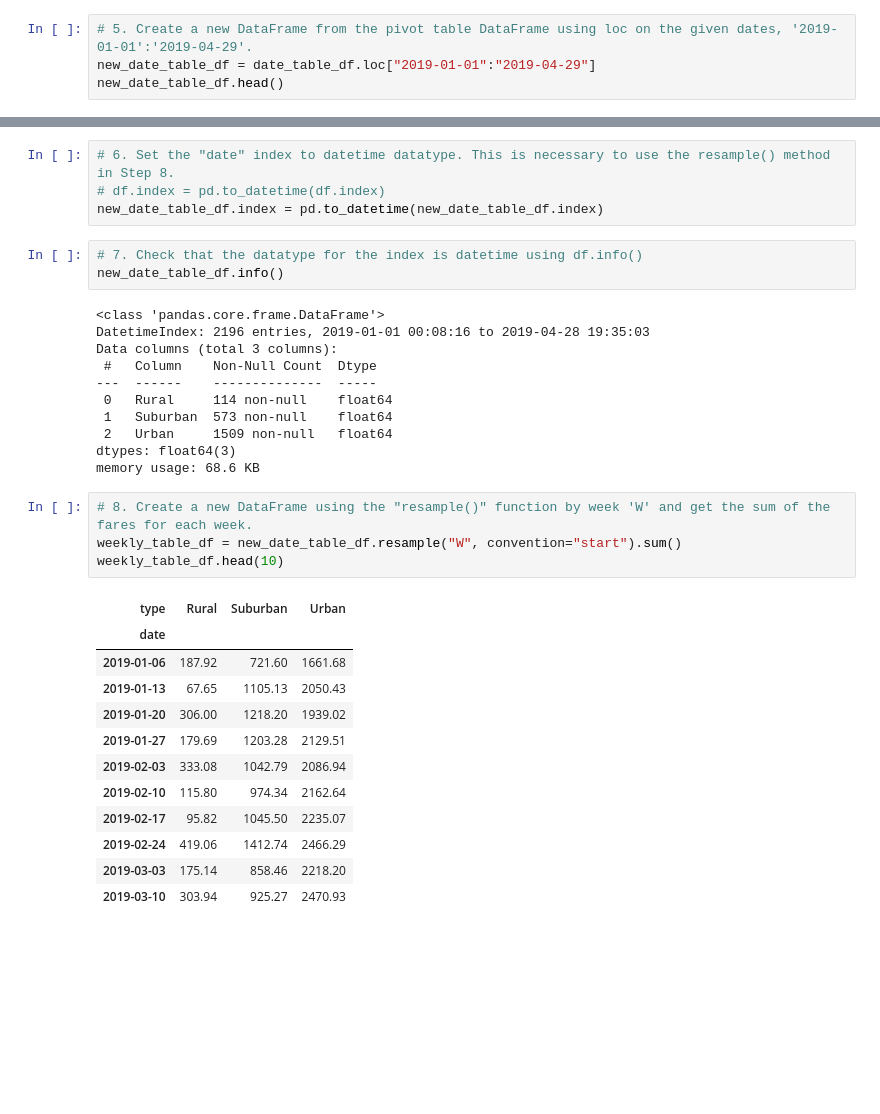
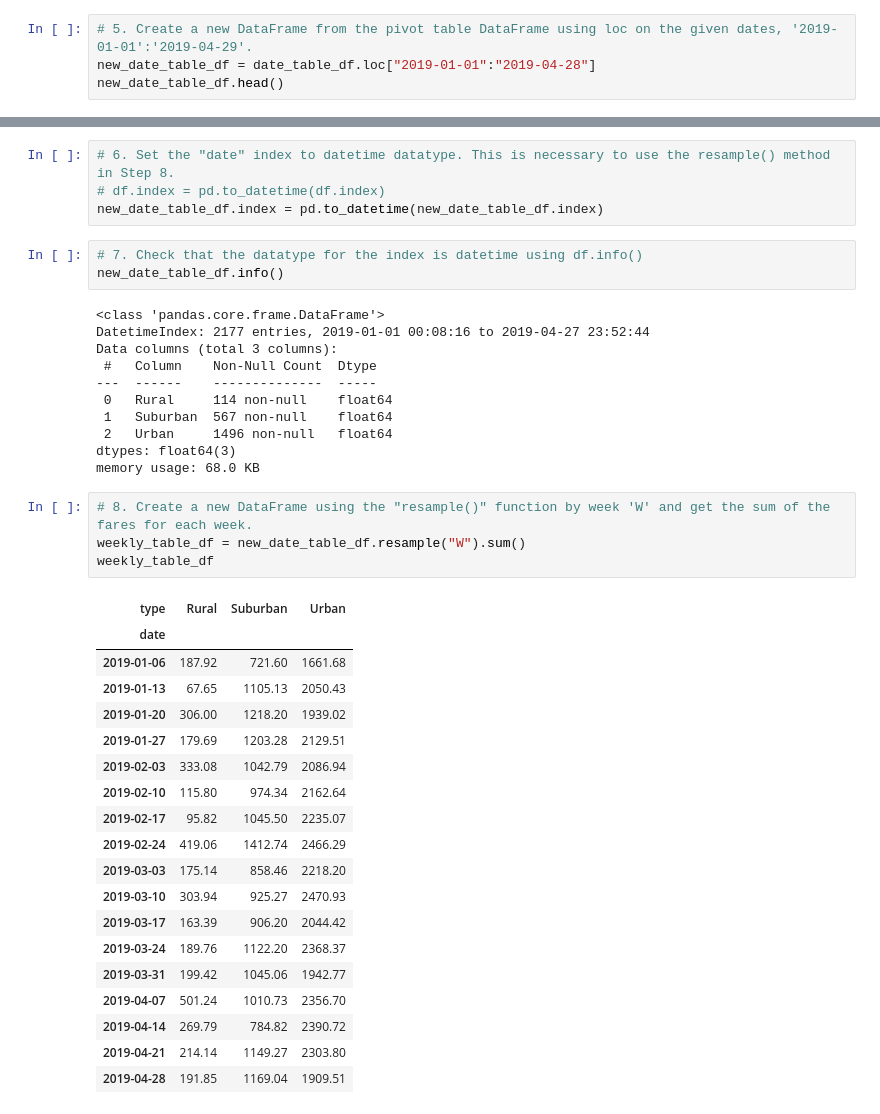
Before and after one commit to hwaijiinlee/PyBer_Analysis, a Jupyter notebook: PyBer_Challenge.ipynb, the cells around one changed output, grey strips where cells are left out. Cells and saved outputs as stored; diff of their text form; blank space fills up the shorter version.

```diff
--- a/PyBer_Challenge.ipynb
+++ b/PyBer_Challenge.ipynb
@@ -177,7 +177,7 @@ date_table_df.head(10)
 | 2019-01-01 14:52:06 | NaN | 31.15 | NaN |
 # %%
 # 5. Create a new DataFrame from the pivot table DataFrame using loc on the given dates, '2019-01-01':'2019-04-29'.
-new_date_table_df = date_table_df.loc["2019-01-01":"2019-04-29"]
+new_date_table_df = date_table_df.loc["2019-01-01":"2019-04-28"]
 new_date_table_df.head()
 # %% [output]
 | type | Rural | Suburban | Urban |
@@ -196,32 +196,39 @@ new_date_table_df.index = pd.to_datetime(new_date_table_df.index)
 new_date_table_df.info()
 # %% [output]
 <class 'pandas.core.frame.DataFrame'>
-DatetimeIndex: 2196 entries, 2019-01-01 00:08:16 to 2019-04-28 19:35:03
+DatetimeIndex: 2177 entries, 2019-01-01 00:08:16 to 2019-04-27 23:52:44
 Data columns (total 3 columns):
  #   Column    Non-Null Count  Dtype
 ---  ------    --------------  -----
  0   Rural     114 non-null    float64
- 1   Suburban  573 non-null    float64
- 2   Urban     1509 non-null   float64
+ 1   Suburban  567 non-null    float64
+ 2   Urban     1496 non-null   float64
 dtypes: float64(3)
-memory usage: 68.6 KB
+memory usage: 68.0 KB
 # %%
 # 8. Create a new DataFrame using the "resample()" function by week 'W' and get the sum of the fares for each week.
-weekly_table_df = new_date_table_df.resample("W", convention="start").sum()
-weekly_table_df.head(10)
+weekly_table_df = new_date_table_df.resample("W").sum()
+weekly_table_df
 # %% [output]
 | type | Rural | Suburban | Urban |
 | date |  |  |  |
 | 2019-01-06 | 187.92 | 721.60 | 1661.68 |
 | 2019-01-13 | 67.65 | 1105.13 | 2050.43 |
 | 2019-01-20 | 306.00 | 1218.20 | 1939.02 |
 | 2019-01-27 | 179.69 | 1203.28 | 2129.51 |
 | 2019-02-03 | 333.08 | 1042.79 | 2086.94 |
 | 2019-02-10 | 115.80 | 974.34 | 2162.64 |
 | 2019-02-17 | 95.82 | 1045.50 | 2235.07 |
 | 2019-02-24 | 419.06 | 1412.74 | 2466.29 |
 | 2019-03-03 | 175.14 | 858.46 | 2218.20 |
 | 2019-03-10 | 303.94 | 925.27 | 2470.93 |
+| 2019-03-17 | 163.39 | 906.20 | 2044.42 |
+| 2019-03-24 | 189.76 | 1122.20 | 2368.37 |
+| 2019-03-31 | 199.42 | 1045.06 | 1942.77 |
+| 2019-04-07 | 501.24 | 1010.73 | 2356.70 |
+| 2019-04-14 | 269.79 | 784.82 | 2390.72 |
+| 2019-04-21 | 214.14 | 1149.27 | 2303.80 |
+| 2019-04-28 | 191.85 | 1169.04 | 1909.51 |
 # %%
 # 8. Using the object-oriented interface method, plot the resample DataFrame using the df.plot() function.
 
```
Also changed, not shown: parts of 1 cell of this notebook.
